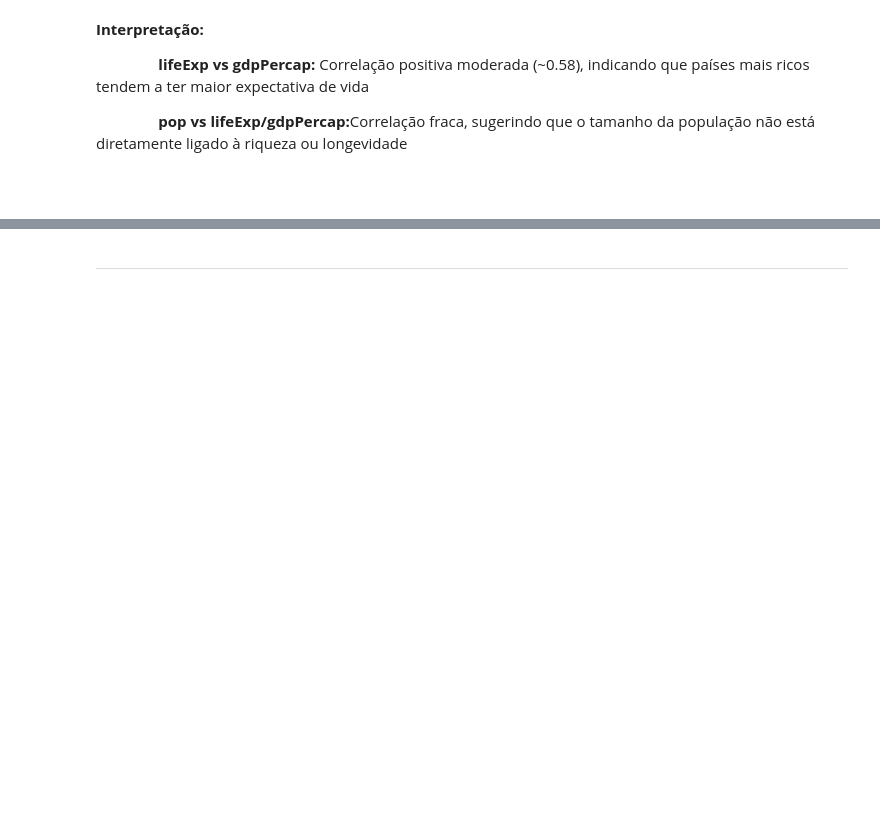
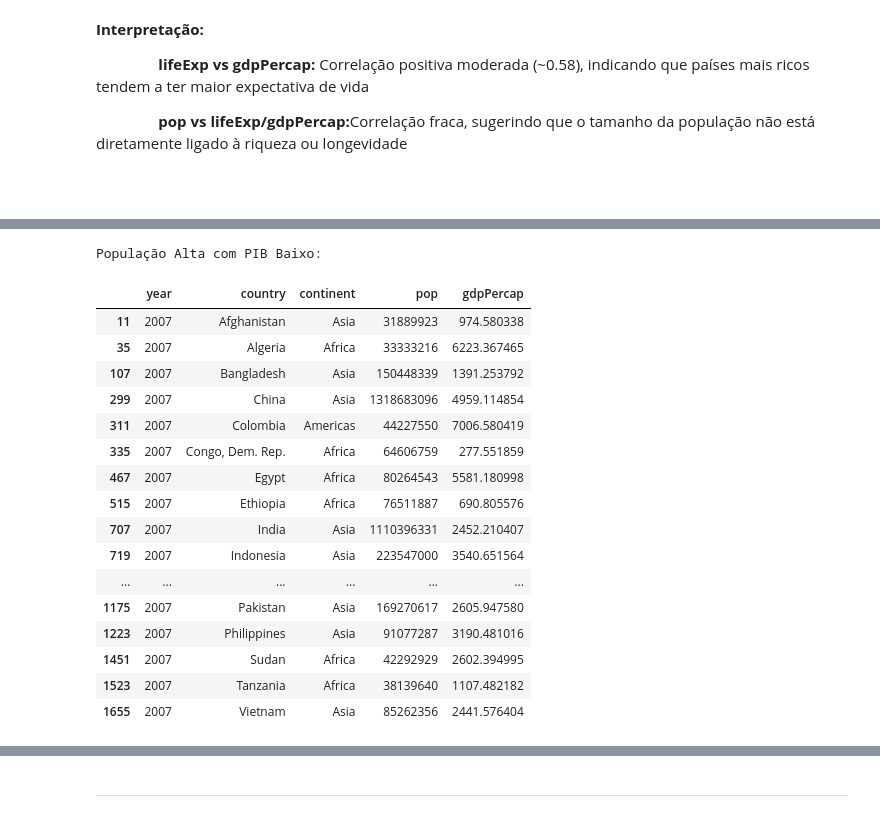
Before and after one commit to tuerepinto/analise-desenvolvimento-humano-economico-global, a Jupyter notebook: notebooks/Análise do Desenvolvimento Humano e Econômico Global com Base no Dataset Gapminder.ipynb, the cells around one changed output, grey strips where cells are left out. Drawn from its saved outputs; the diff is of its cells as text; code cells hidden in the pictures; blank space fills up the shorter version.

```diff
--- a/notebooks/Análise do Desenvolvimento Humano e Econômico Global com Base no Dataset Gapminder.ipynb
+++ b/notebooks/Análise do Desenvolvimento Humano e Econômico Global com Base no Dataset Gapminder.ipynb
@@ -683,0 +792,30 @@ pop        0.064955  -0.025600  1.000000
+# %%
+media_pop = df['pop'].mean()
+
+anomalia_pop_alta_pib_baixo = df[
+    (df['pop'] > media_pop) &
+    (df['gdpPercap'] < media_pib) &
+    (df['year'] == 2007)
+][['year', 'country', 'continent', 'pop', 'gdpPercap']]
+
+print("População Alta com PIB Baixo:")
+display((anomalia_pop_alta_pib_baixo))
+# %% [output]
+População Alta com PIB Baixo:
+|  | year | country | continent | pop | gdpPercap |
+| 11 | 2007 | Afghanistan | Asia | 31889923 | 974.580338 |
+| 35 | 2007 | Algeria | Africa | 33333216 | 6223.367465 |
+| 107 | 2007 | Bangladesh | Asia | 150448339 | 1391.253792 |
+| 299 | 2007 | China | Asia | 1318683096 | 4959.114854 |
+| 311 | 2007 | Colombia | Americas | 44227550 | 7006.580419 |
+| 335 | 2007 | Congo, Dem. Rep. | Africa | 64606759 | 277.551859 |
+| 467 | 2007 | Egypt | Africa | 80264543 | 5581.180998 |
+| 515 | 2007 | Ethiopia | Africa | 76511887 | 690.805576 |
+| 707 | 2007 | India | Asia | 1110396331 | 2452.210407 |
+| 719 | 2007 | Indonesia | Asia | 223547000 | 3540.651564 |
+| ... | ... | ... | ... | ... | ... |
+| 1175 | 2007 | Pakistan | Asia | 169270617 | 2605.947580 |
+| 1223 | 2007 | Philippines | Asia | 91077287 | 3190.481016 |
+| 1451 | 2007 | Sudan | Africa | 42292929 | 2602.394995 |
+| 1523 | 2007 | Tanzania | Africa | 38139640 | 1107.482182 |
+| 1655 | 2007 | Vietnam | Asia | 85262356 | 2441.576404 |
```
Also changed, not shown: parts of 16 cells of this notebook.
